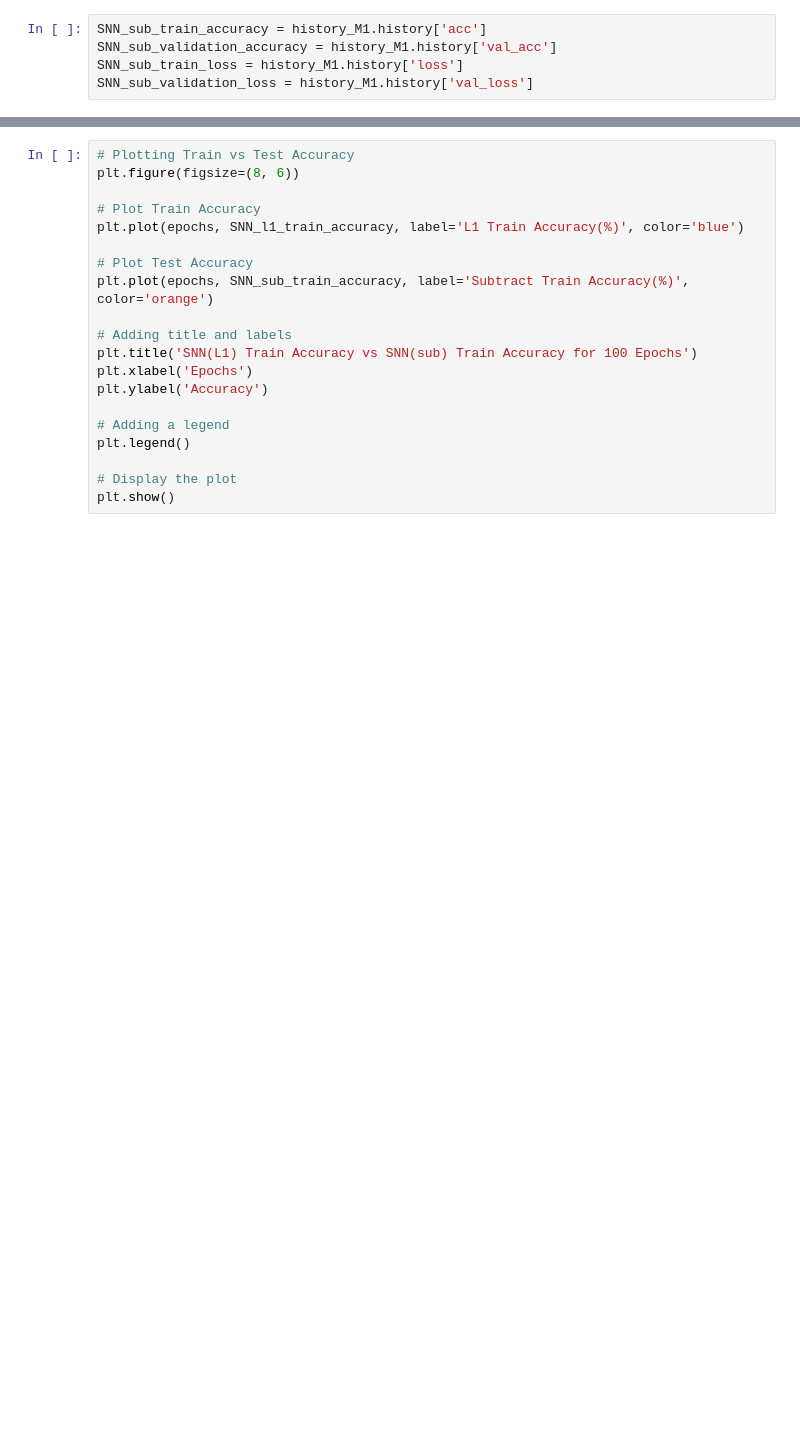
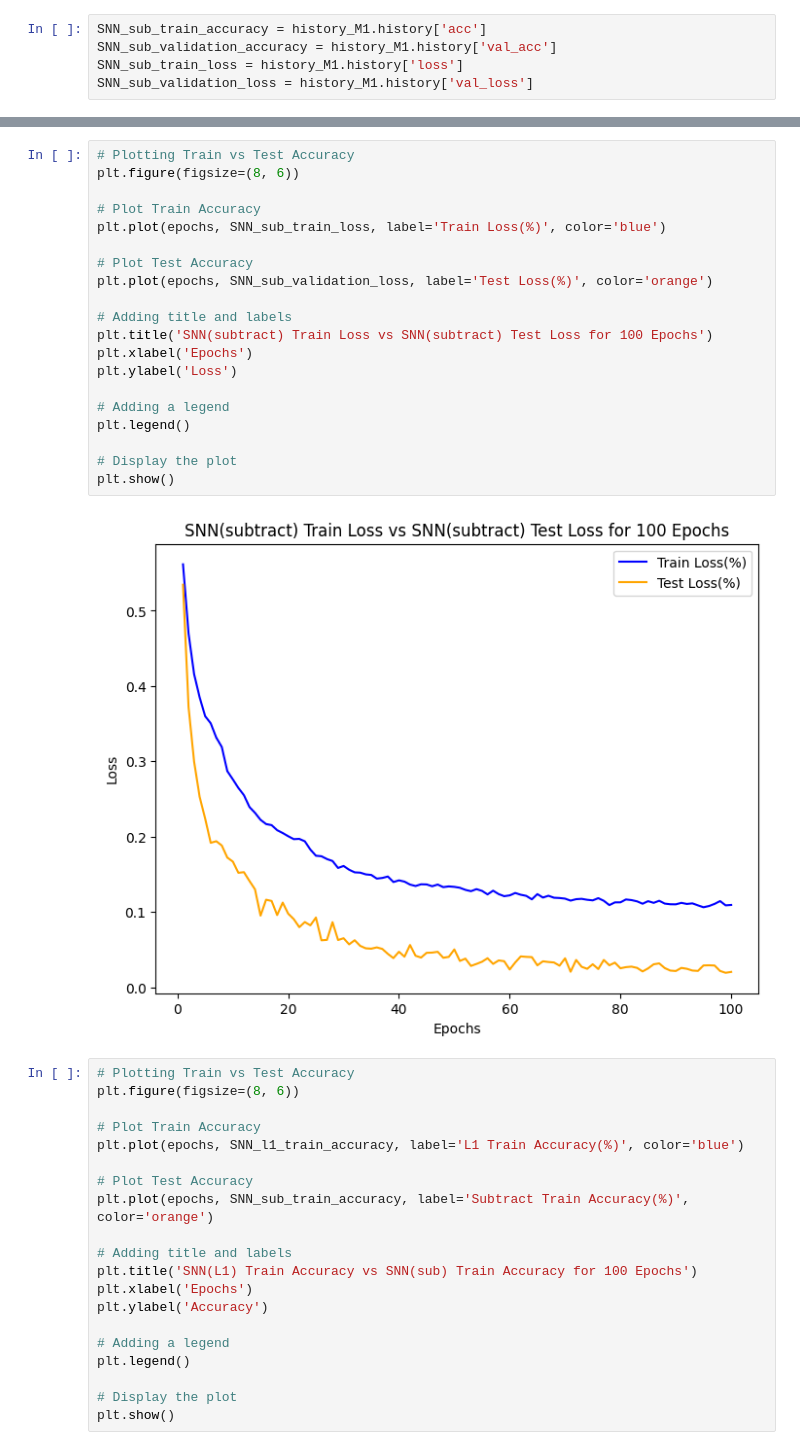
Before and after one commit to Sarvesh-DG-6/FingerPrintMatchingSNN, a Jupyter notebook: train.ipynb, the cells around one changed output, grey strips where cells are left out. Saved outputs shown, nothing was run; the diff lists cells and outputs as text; blank space fills up the shorter version.

```diff
--- a/train.ipynb
+++ b/train.ipynb
@@ -597,3 +595,25 @@ plt.show()
+# %%
+# Plotting Train vs Test Accuracy
+plt.figure(figsize=(8, 6))
+
+# Plot Train Accuracy
+plt.plot(epochs, SNN_sub_train_loss, label='Train Loss(%)', color='blue')
+
+# Plot Test Accuracy
+plt.plot(epochs, SNN_sub_validation_loss, label='Test Loss(%)', color='orange')
+
+# Adding title and labels
+plt.title('SNN(subtract) Train Loss vs SNN(subtract) Test Loss for 100 Epochs')
+plt.xlabel('Epochs')
+plt.ylabel('Loss')
+
+# Adding a legend
+plt.legend()
+
+# Display the plot
+plt.show()
+# %% [output]
+[figure, added]
 # %%
 # Plotting Train vs Test Accuracy
 plt.figure(figsize=(8, 6))
```
Also changed, not shown: parts of 28 cells of this notebook, 6 other files.
